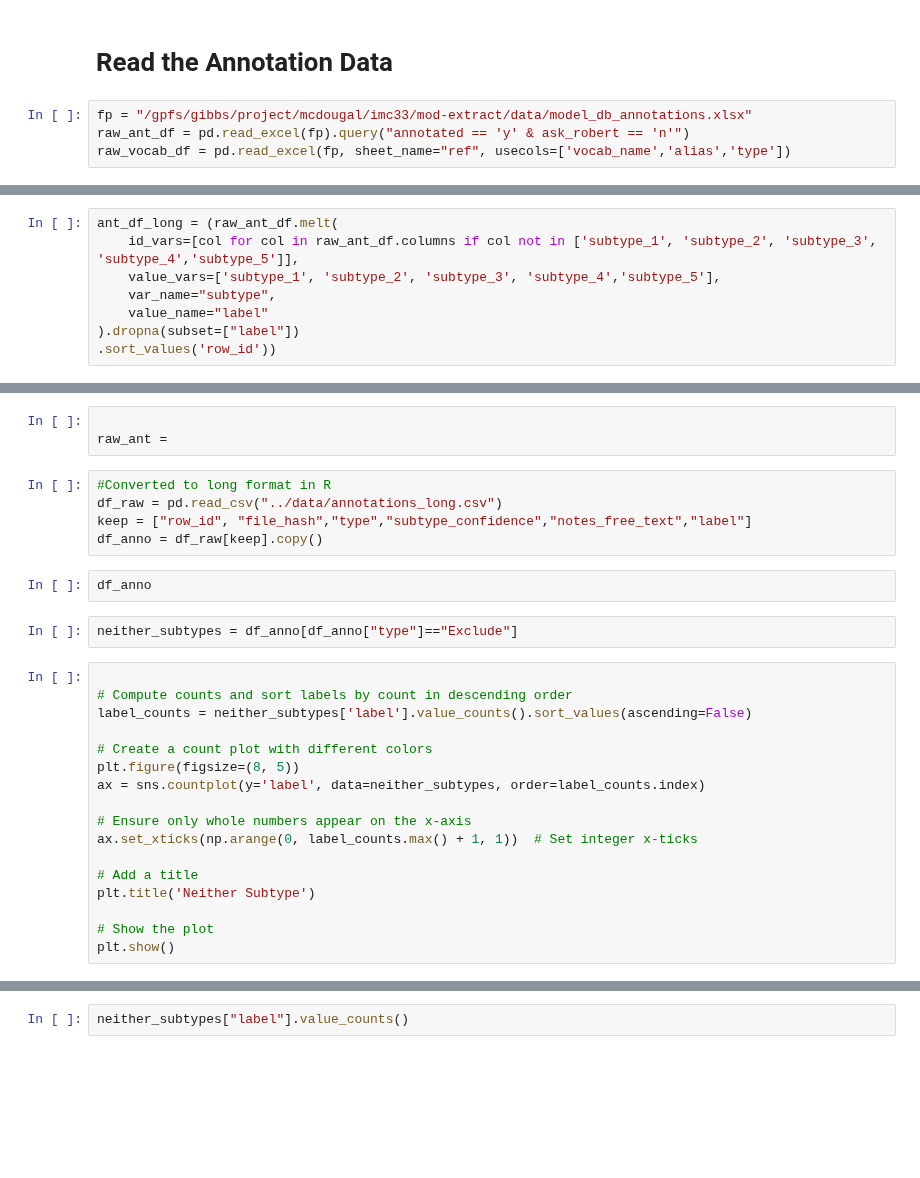
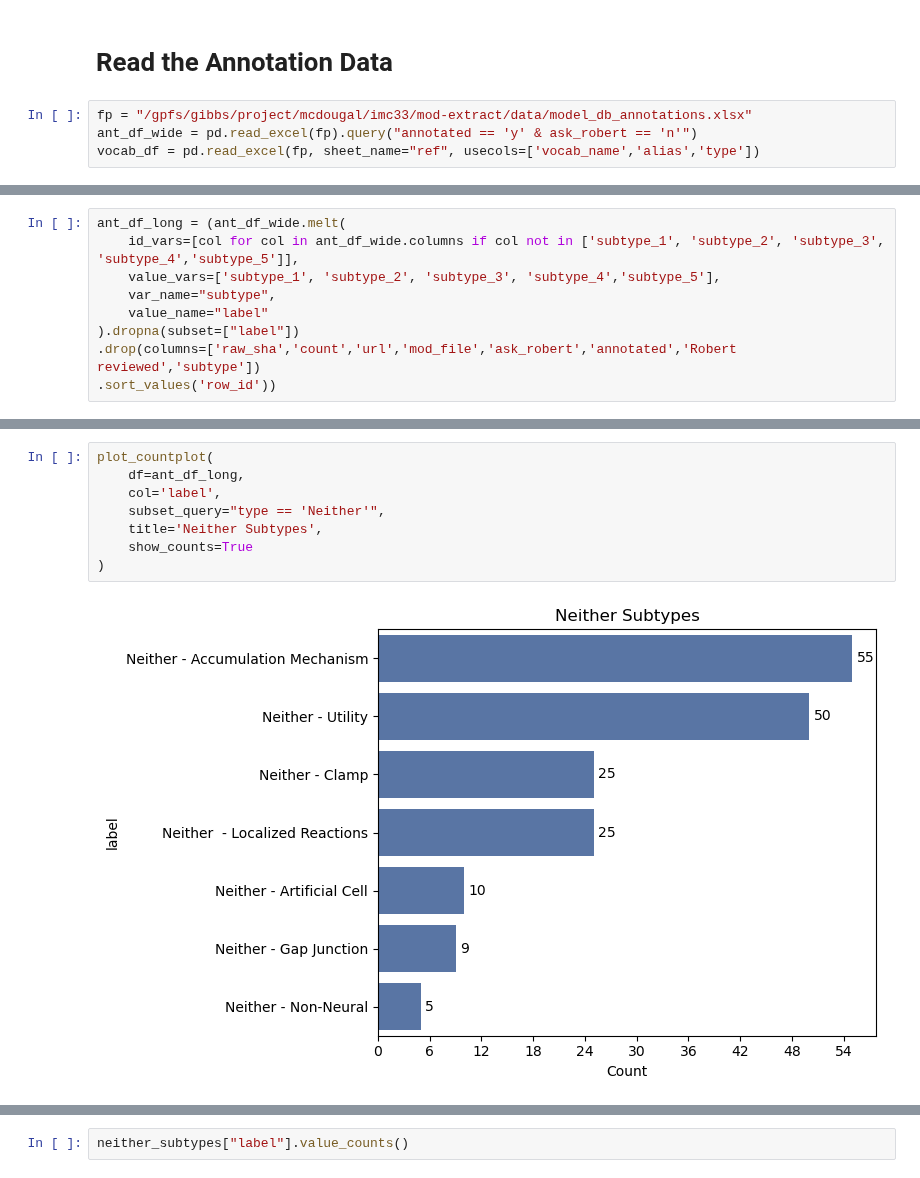
Before and after one commit to innacohen/mod-annotation, a Jupyter notebook: code/pipeline.ipynb, the cells around one changed output, grey strips where cells are left out. Drawn from its saved outputs; the diff is of its cells as text; blank space fills up the shorter version.

Commit message:
added plots to show subtypes

```diff
--- a/code/pipeline.ipynb
+++ b/code/pipeline.ipynb
@@ -35,5 +95,5 @@ import ast  # Helps convert string representations of lists
 # Read the Annotation Data
 # %%
 fp = "/gpfs/gibbs/project/mcdougal/imc33/mod-extract/data/model_db_annotations.xlsx"
-raw_ant_df = pd.read_excel(fp).query("annotated == 'y' & ask_robert == 'n'")
-raw_vocab_df = pd.read_excel(fp, sheet_name="ref", usecols=['vocab_name','alias','type'])
+ant_df_wide = pd.read_excel(fp).query("annotated == 'y' & ask_robert == 'n'")
+vocab_df = pd.read_excel(fp, sheet_name="ref", usecols=['vocab_name','alias','type'])
@@ -77,9 +119,10 @@ vocab_df2 = (vocab_df
 )
 # %%
-ant_df_long = (raw_ant_df.melt(
-    id_vars=[col for col in raw_ant_df.columns if col not in ['subtype_1', 'subtype_2', 'subtype_3', 'subtype_4','subtype_5']],
+ant_df_long = (ant_df_wide.melt(
+    id_vars=[col for col in ant_df_wide.columns if col not in ['subtype_1', 'subtype_2', 'subtype_3', 'subtype_4','subtype_5']],
     value_vars=['subtype_1', 'subtype_2', 'subtype_3', 'subtype_4','subtype_5'],
     var_name="subtype",
     value_name="label"
 ).dropna(subset=["label"])
+.drop(columns=['raw_sha','count','url','mod_file','ask_robert','annotated','Robert reviewed','subtype'])
 .sort_values('row_id'))
@@ -163,29 +129,10 @@ raw_vocab_df.head()
-# %%
-
-raw_ant =
-# %%
-#Converted to long format in R
-df_raw = pd.read_csv("../data/annotations_long.csv")
-keep = ["row_id", "file_hash","type","subtype_confidence","notes_free_text","label"]
-df_anno = df_raw[keep].copy()
-# %%
-df_anno
-# %%
-neither_subtypes = df_anno[df_anno["type"]=="Exclude"]
-# %%
-
-# Compute counts and sort labels by count in descending order
-label_counts = neither_subtypes['label'].value_counts().sort_values(ascending=False)
-
-# Create a count plot with different colors
-plt.figure(figsize=(8, 5))
-ax = sns.countplot(y='label', data=neither_subtypes, order=label_counts.index)
-
-# Ensure only whole numbers appear on the x-axis
-ax.set_xticks(np.arange(0, label_counts.max() + 1, 1))  # Set integer x-ticks
-
-# Add a title
-plt.title('Neither Subtype')
-
-# Show the plot
-plt.show()
+# %%
+plot_countplot(
+    df=ant_df_long,
+    col='label',
+    subset_query="type == 'Neither'",
+    title='Neither Subtypes',
+    show_counts=True
+)
+# %% [output]
+[figure, added]
```
Also changed, not shown: parts of 20 cells of this notebook.
